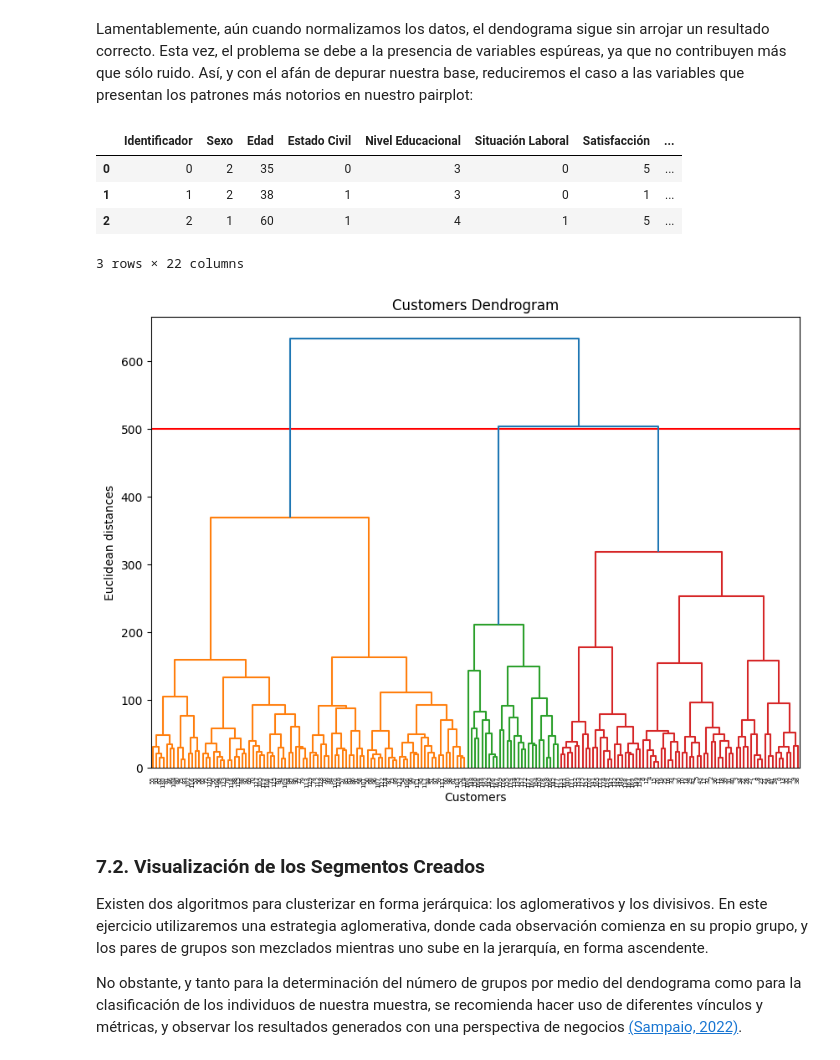
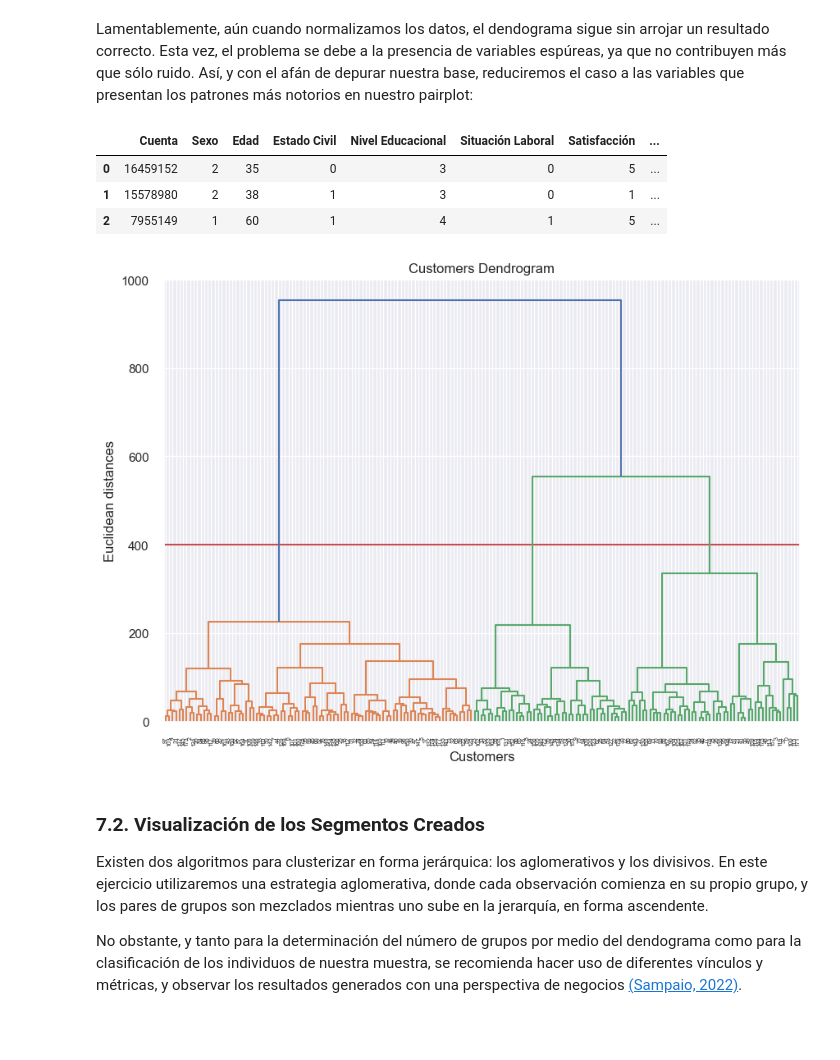
Before and after one commit to diegovalarq/Marketing-Segmentation, a Jupyter notebook: Notebook-Marketing-Segmentation.ipynb, the cells around one changed output. Cells and saved outputs as stored; diff of their text form; code cells hidden in the pictures; blank space fills up the shorter version.

Commit message:
update notebookÑ almost done + second graph

```diff
--- a/Notebook-Marketing-Segmentation.ipynb
+++ b/Notebook-Marketing-Segmentation.ipynb
@@ -310,14 +310,20 @@ dataset_numerico_metadata.head()
 
 Tras transformar los datos obtenidos a través de la encuesta, tenemos siempre la posibilidad de enriquecer la tabla cruzando la información de ésta con fuentes de terceros. En este caso, el equipo de Inteligencia de Negocios decidió cruzar la información con los metadatos disponibles en Fictual
 # %%
-# We will now merge the two datasets into one, using the 'Identificador' column as the key
+# We will now merge the two datasets into one
+# We realized the dataframes are disorganized, so we will create new identifiers for both dataframes
+# So that we can merge them based on them
 
-dataset_enriquecido = pd.merge(dataset_numerico_encuesta, dataset_numerico_metadata, on='Identificador')
-dataset_enriquecido.head()
+dataset_numerico_encuesta['Identificador'] = dataset_numerico_encuesta['Rut'].str[:-1].str.replace(r'\D', '', regex=True).astype(int)
+dataset_numerico_encuesta.rename(columns={'Identificador': 'Cuenta'}, inplace=True)
+
+dataset_numerico_metadata.drop(columns=['Identificador'], inplace=True)
+
+dataset_enriquecido = pd.merge(dataset_numerico_encuesta, dataset_numerico_metadata, on='Cuenta')
 
 # Finally, we will drop the columns 'Rut', 'Cuenta' and 'Fecha de Registro', as they are no longer needed
 # This way, we make sure the data is fully anonimized.
 
-dataset_enriquecido = dataset_enriquecido.drop(columns=['Rut', 'Cuenta', 'Fecha de Registro'])
+dataset_enriquecido.drop(columns=['Rut', 'Fecha de Registro'], inplace=True)
 dataset_enriquecido.head()
 # %% [output]
@@ -447,3 +451,11 @@ Para visualizar los datos, lo más que podemos hacer es hacerlo en tres dimensio
 Primero, y mediante la función <code>pairplot</code> de la librería seaborn, observaremos la estructura de los datos y sus relaciones entre pares. Con ello, podemos determinar visualmente qué variables presentan un mayor potencial para generar grupos distintos entre sí.
 
 Pese a la advertencia acerca de la magnitud de los valores que toman nuestras variables, en el caso del pairplot esto no afectará la interpretación, ya que la escala de los ejes controla por este problema. No se preocupe si la ejecución de esta celda toma varios minutos, es normal y sólo debe esperar.
+# %%
+#Before generating the plot, we will drop a couple of columns, as we think they are not relevant for the analysis we are going to perform
+
+dataset_corregido.drop(columns=['Día de Registro', 'Mes de Registro', 'Año de Registro', 'Quarter de Registro', 'Meses de Antigüedad', 'Años de Antigüedad', 'Día de la Semana', 'Fin de Semana'], inplace=True)
+
+dataset_corregido_v2 = dataset_corregido.copy(deep=True)
+dataset_corregido_v2.drop(columns=['Cuenta'], inplace=True)
+dataset_corregido_v2.head()
@@ -560,39 +577,37 @@ Lamentablemente, aún cuando normalizamos los datos, el dendograma sigue sin arr
 # %%
 dataset_corregido.head(3)
 # %% [output]
-|  | Identificador | Sexo | Edad | Estado Civil | Nivel Educacional | Situación Laboral | Satisfacción | ... |
-| 0 | 0 | 2 | 35 | 0 | 3 | 0 | 5 | ... |
-| 1 | 1 | 2 | 38 | 1 | 3 | 0 | 1 | ... |
-| 2 | 2 | 1 | 60 | 1 | 4 | 1 | 5 | ... |
+|  | Cuenta | Sexo | Edad | Estado Civil | Nivel Educacional | Situación Laboral | Satisfacción | ... |
+| 0 | 16459152 | 2 | 35 | 0 | 3 | 0 | 5 | ... |
+| 1 | 15578980 | 2 | 38 | 1 | 3 | 0 | 1 | ... |
+| 2 | 7955149 | 1 | 60 | 1 | 4 | 1 | 5 | ... |
-3 rows × 22 columns
 # %%
 # Preparing our plot
 plt.figure(figsize=(10, 7))
 plt.title("Customers Dendrogram")
 plt.ylabel('Euclidean distances')
 plt.xlabel('Customers')
 
-# Selecting Annual Income and Spending Scores by index
-excluded_cols = ['Identificador', 'Estado Civil', 'Situación Laboral', 'Satisfacción', 'Nivel Educacional',
-                 'Día de la Semana', 'Fin de Semana', 'Día de Registro', 'Mes de Registro', 'Año de Registro',
-                 'Quarter de Registro', 'Meses de Antigüedad', 'Años de Antigüedad', 'Sexo']
+# Selecting
+excluded_cols = ['Estado Civil', 'Situación Laboral', 'Satisfacción', 'Nivel Educacional',
+                'Sexo']
 
 filtered_cols = [col for col in dataset_normalized.columns
                  if col not in excluded_cols]
 
 selected_data = dataset_normalized[filtered_cols].copy(deep=True)
 selected_data.head(3)
 
 clusters = sch.linkage(selected_data, method='ward', metric="euclidean")
 
 # Aproximation to the number of clusters
-plt.axhline(y = 500, color = 'r', linestyle = '-')
+plt.axhline(y = 400, color = 'r', linestyle = '-')
 
 # Creating and showing our dendogram
 sch.dendrogram(Z=clusters)
 plt.show()
 # %% [output]
-[figure, old version]
+[figure, new version]
 # %% [markdown]
 <h3>7.2. Visualización de los Segmentos Creados</h3>
 
```
Also changed, not shown: parts of 22 cells of this notebook, 1 other file.
